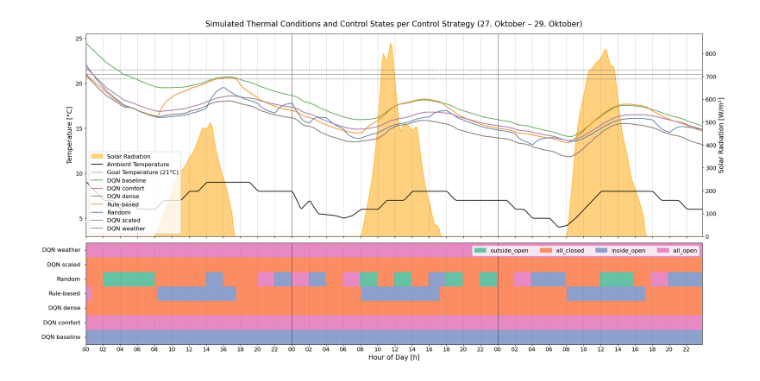
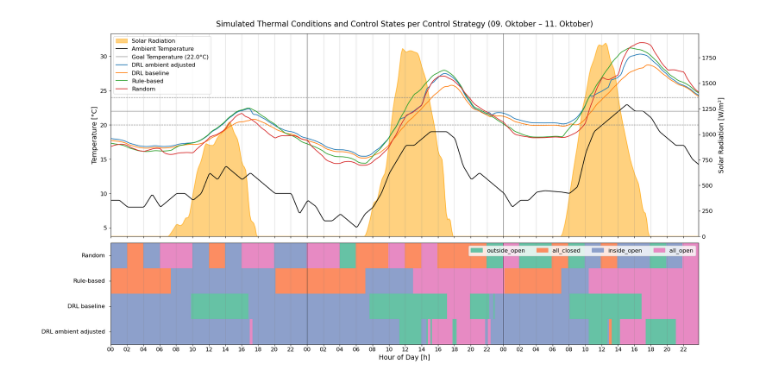
Before and after one commit to ClLuisa/DTFS, a Jupyter notebook: visualization.ipynb, the cells around one changed output. Cells and saved outputs as stored; diff of their text form; code cells hidden in the pictures.

```diff
--- a/visualization.ipynb
+++ b/visualization.ipynb
@@ -7,19 +7,24 @@ import json
 import matplotlib.pyplot as plt
 # %%
 #SOURCES_TO_COMPARE = ["random_control", "hard_coded_control", "baseline", "comfort_band", "scaled_comfort", "comfort_band_hold_1h", "comfort_band_hold_2_5h"]
-SOURCES_TO_COMPARE = ["random_control", "hard_coded_control", "baseline", "comfort_band", "scaled_comfort", "dense_comfort", "weather_adjusted"]
+SOURCES_TO_COMPARE = ["random_control", "hard_coded_control", "drl_baseline",  "drl_ambient_adjusted"] #, "drl_ambient_adjusted_hold_5", "drl_ambient_adjusted_hold_10", "drl_ambient_adjusted_hold_15"]
 
 name_to_short_label = {
     "random_control": "Random",
     "hard_coded_control": "Rule-based",
-    "baseline": "DQN baseline",
-    "baseline_legacy_like": "DQN baseline legacy",
-    "comfort_band": "DQN comfort",
-    "dense_comfort": "DQN dense",
-    "weather_adjusted": "DQN weather",
-    "scaled_comfort": "DQN scaled",
-    "comfort_band_hold_1h": "DQN comfort\n1h",
-    "comfort_band_hold_2_5h": "DQN comfort\n2.5h",
+    "drl_baseline": "DRL baseline",
+    "drl_baseline_new": "DRL baseline\n(new)",
+    "drl_baseline_hold_1": "DRL baseline\n(1 step)",
+    "drl_baseline_hold_2": "DRL baseline\n(2 steps)",
+    "drl_baseline_hold_2_2": "DRL baseline\n(2 steps, 2)",
+    "drl_baseline_hold_5": "DRL baseline\n(5 steps)",
+    "drl_baseline_hold_10": "DRL baseline\n(10 steps)",
+    "drl_baseline_hold_15": "DRL baseline\n(15 steps)",
+    "drl_ambient_adjusted": "DRL ambient adjusted",
+    "drl_ambient_adjusted_new": "DRL ambient adjusted\n(new)",
+    "drl_ambient_adjusted_hold_5": "DRL ambient adjusted\n(5 steps)",
+    "drl_ambient_adjusted_hold_10": "DRL ambient adjusted\n(10 steps)",
+    "drl_ambient_adjusted_hold_15": "DRL ambient adjusted\n(15 steps)",
 }
 
 CONTROL_ACTIONS = {
@@ -28,6 +33,10 @@ CONTROL_ACTIONS = {
     "inside_open": 1, # for winter day (with radiation)
     "outside_open": -1 # for summer day
 }
+
+T_HIGH = 24.0
+T_LOW = 20.0
+T_MID = (T_HIGH + T_LOW) / 2
 # %%
 RESULTS_PATH = Path(r"C:\Users\lkclu\Documents\GitHub\DTFS\results\control\simulation")
 
@@ -63,7 +72,7 @@ data.head()
 | 3 | 1 | 0.666667 | 6552.666667 | 7.208333 | 0.0 | 20.124367 | ... |
 | 4 | 1 | 0.833333 | 6552.833333 | 7.125000 | 0.0 | 19.950179 | ... |
 # %%
-WEEK_NUMBER = 101
+WEEK_NUMBER = 95
 
 week_length = 24*3
 
@@ -104,14 +113,6 @@ plt.rcParams.update({
 fig, (ax1, ax2) = plt.subplots(2, 1, figsize=(20, 10), sharex=True, constrained_layout=True, gridspec_kw={"height_ratios": [2, 1]})
 ax1_rad = ax1.twinx()
 
-strategy_colors = {
-    "random_control": "#4C78A8",
-    "hard_coded_control": "#F58518",
-    "baseline": "#54A24B",
-    "comfort_band": "#E45756",
-    "scaled_comfort": "#B279A2",
-}
-
 # Plot dry bulb once
 first_source = filtered_data['source'].unique()[0]
 filtered_data[filtered_data['source'] == first_source].plot(
@@ -129,14 +130,13 @@ ax1_rad.set_zorder(ax1.get_zorder() - 1)
 ax1.set_frame_on(False)
 
 # Goal temperature line
-ax1.axhline(y=21, color="gray", linestyle="-", linewidth=1, label="Goal Temperature (21°C)")
-ax1.axhline(y=20.5, color="gray", linestyle="--", linewidth=1)
-ax1.axhline(y=21.5, color="gray", linestyle="--", linewidth=1)
+ax1.axhline(y=T_MID, color="gray", linestyle="-", linewidth=1, label=f"Goal Temperature ({T_MID}°C)")
+ax1.axhline(y=T_LOW, color="gray", linestyle="--", linewidth=1)
+ax1.axhline(y=T_HIGH, color="gray", linestyle="--", linewidth=1)
 
 for source, subset in filtered_data.groupby('source'):
     subset.plot(
         kind="line", x="datetime", y="operative_temperature", ax=ax1,
-        color=strategy_colors.get(source, "gray"),
         label=name_to_short_label.get(source, source),
     )
 
@@ -224,31 +224,31 @@ ax2.tick_params(
 )
 
 # Date labels
 ax2.tick_params(
     axis="x",
     which="minor",
     rotation=0,
     pad=18
 )
 
 for label in ax2.xaxis.get_majorticklabels():
     label.set_ha("center")
 
 for label in ax2.xaxis.get_minorticklabels():
     label.set_ha("center")
 
 ax2.set_xlabel("Hour of Day [h]")
 ax1.set_xlabel("")
 
 start_date = filtered_data["datetime"].min().strftime("%d. %B")
 end_date = filtered_data["datetime"].max().strftime("%d. %B")
 
 plt.title(
     f"Simulated Thermal Conditions and Control States per Control Strategy "
     f"({start_date} – {end_date})",
     y=1.02
 )
 
 plt.show()
 # %% [output]
-[figure, old version]
+[figure, new version]
```
Also changed, not shown: parts of 9 cells of this notebook, 17 other files.
